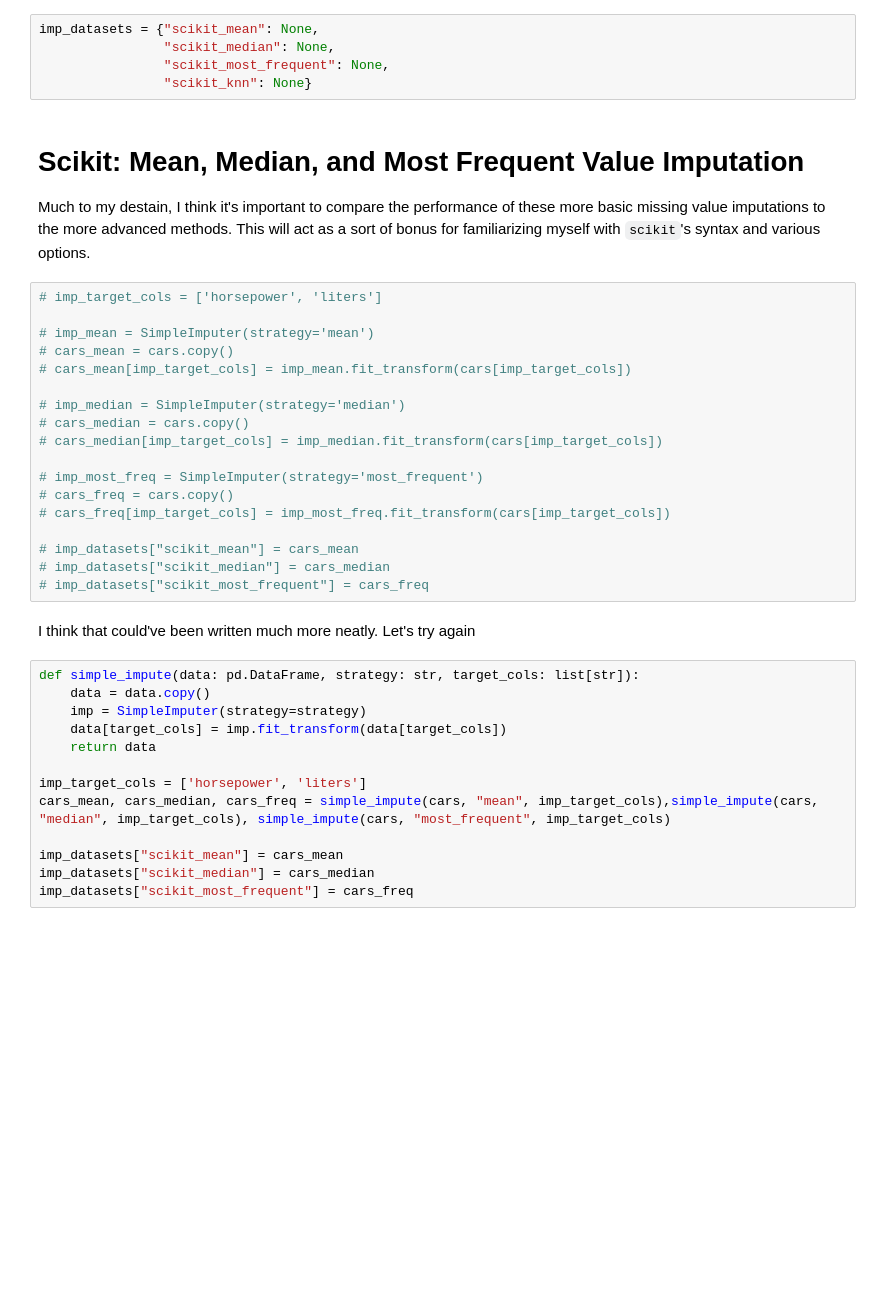
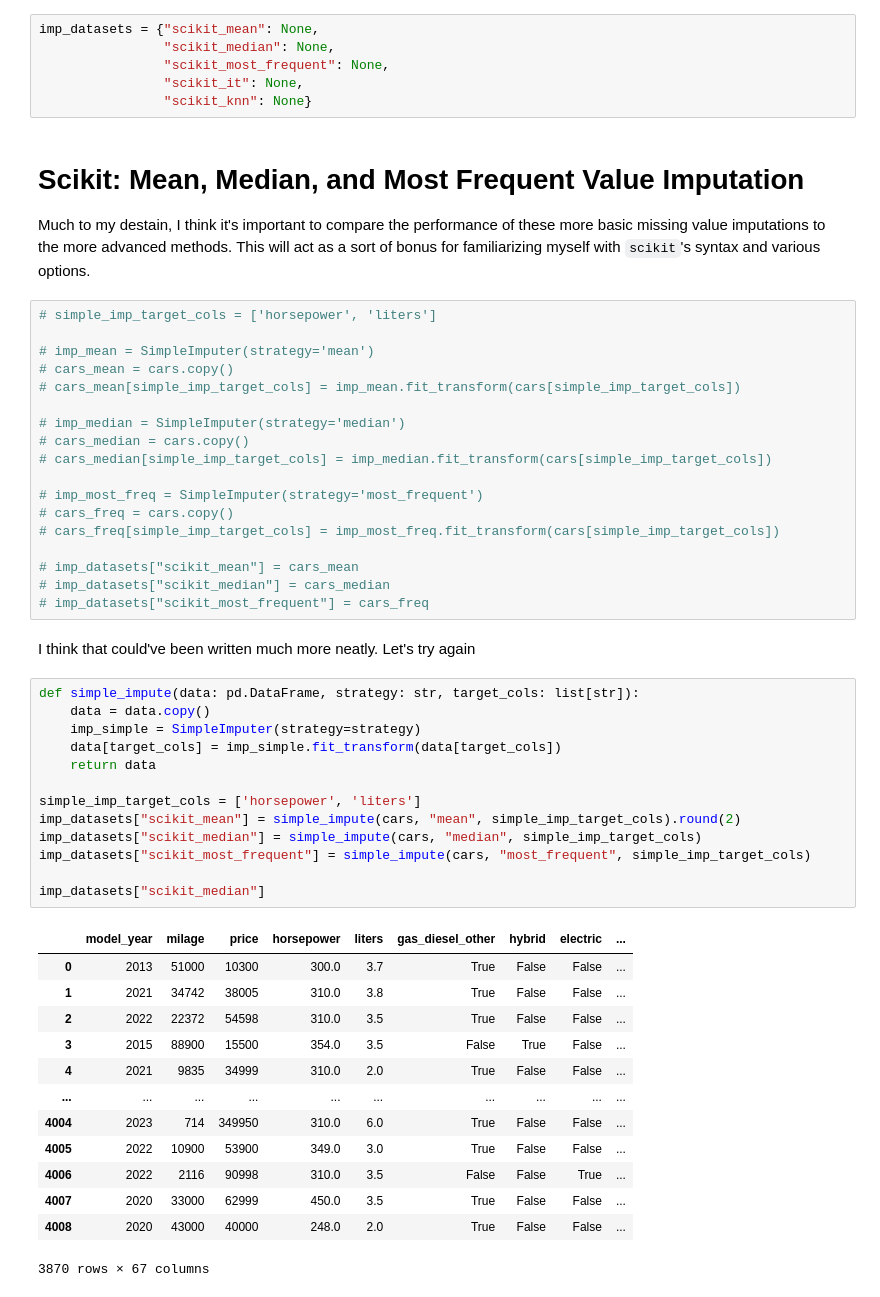
Before and after one commit to crdcamp/lin-reg-practice, a Jupyter notebook: used_car_price_prediction.ipynb, the cells around one changed output. Drawn from its saved outputs; the diff is of its cells as text; blank space fills up the shorter version.

```diff
--- a/used_car_price_prediction.ipynb
+++ b/used_car_price_prediction.ipynb
@@ -203,25 +204,26 @@ Here's a dictionary that will hold the results of each method for the future com
 imp_datasets = {"scikit_mean": None,
                 "scikit_median": None,
                 "scikit_most_frequent": None,
+                "scikit_it": None,
                 "scikit_knn": None}
 # %% [markdown]
 # Scikit: Mean, Median, and Most Frequent Value Imputation
 
 Much to my destain, I think it's important to compare the performance of these more basic missing value imputations to the more advanced methods. This will act as a sort of bonus for familiarizing myself with `scikit`'s syntax and various options.
 # %%
-# imp_target_cols = ['horsepower', 'liters']
+# simple_imp_target_cols = ['horsepower', 'liters']
 
 # imp_mean = SimpleImputer(strategy='mean')
 # cars_mean = cars.copy()
-# cars_mean[imp_target_cols] = imp_mean.fit_transform(cars[imp_target_cols])
+# cars_mean[simple_imp_target_cols] = imp_mean.fit_transform(cars[simple_imp_target_cols])
 
 # imp_median = SimpleImputer(strategy='median')
 # cars_median = cars.copy()
-# cars_median[imp_target_cols] = imp_median.fit_transform(cars[imp_target_cols])
+# cars_median[simple_imp_target_cols] = imp_median.fit_transform(cars[simple_imp_target_cols])
 
 # imp_most_freq = SimpleImputer(strategy='most_frequent')
 # cars_freq = cars.copy()
-# cars_freq[imp_target_cols] = imp_most_freq.fit_transform(cars[imp_target_cols])
+# cars_freq[simple_imp_target_cols] = imp_most_freq.fit_transform(cars[simple_imp_target_cols])
 
 # imp_datasets["scikit_mean"] = cars_mean
 # imp_datasets["scikit_median"] = cars_median
@@ -231,13 +233,27 @@ I think that could've been written much more neatly. Let's try again
 # %%
 def simple_impute(data: pd.DataFrame, strategy: str, target_cols: list[str]):
     data = data.copy()
-    imp = SimpleImputer(strategy=strategy)
-    data[target_cols] = imp.fit_transform(data[target_cols])
+    imp_simple = SimpleImputer(strategy=strategy)
+    data[target_cols] = imp_simple.fit_transform(data[target_cols])
     return data
 
-imp_target_cols = ['horsepower', 'liters']
-cars_mean, cars_median, cars_freq = simple_impute(cars, "mean", imp_target_cols),simple_impute(cars, "median", imp_target_cols), simple_impute(cars, "most_frequent", imp_target_cols)
+simple_imp_target_cols = ['horsepower', 'liters']
+imp_datasets["scikit_mean"] = simple_impute(cars, "mean", simple_imp_target_cols).round(2)
+imp_datasets["scikit_median"] = simple_impute(cars, "median", simple_imp_target_cols)
+imp_datasets["scikit_most_frequent"] = simple_impute(cars, "most_frequent", simple_imp_target_cols)
 
-imp_datasets["scikit_mean"] = cars_mean
-imp_datasets["scikit_median"] = cars_median
-imp_datasets["scikit_most_frequent"] = cars_freq
+imp_datasets["scikit_median"]
+# %% [output]
+|  | model_year | milage | price | horsepower | liters | gas_diesel_other | hybrid | electric | ... |
+| 0 | 2013 | 51000 | 10300 | 300.0 | 3.7 | True | False | False | ... |
+| 1 | 2021 | 34742 | 38005 | 310.0 | 3.8 | True | False | False | ... |
+| 2 | 2022 | 22372 | 54598 | 310.0 | 3.5 | True | False | False | ... |
+| 3 | 2015 | 88900 | 15500 | 354.0 | 3.5 | False | True | False | ... |
+| 4 | 2021 | 9835 | 34999 | 310.0 | 2.0 | True | False | False | ... |
+| ... | ... | ... | ... | ... | ... | ... | ... | ... | ... |
+| 4004 | 2023 | 714 | 349950 | 310.0 | 6.0 | True | False | False | ... |
+| 4005 | 2022 | 10900 | 53900 | 349.0 | 3.0 | True | False | False | ... |
+| 4006 | 2022 | 2116 | 90998 | 310.0 | 3.5 | False | False | True | ... |
+| 4007 | 2020 | 33000 | 62999 | 450.0 | 3.5 | True | False | False | ... |
+| 4008 | 2020 | 43000 | 40000 | 248.0 | 2.0 | True | False | False | ... |
+3870 rows × 67 columns
```
Also changed, not shown: parts of 4 cells of this notebook.
